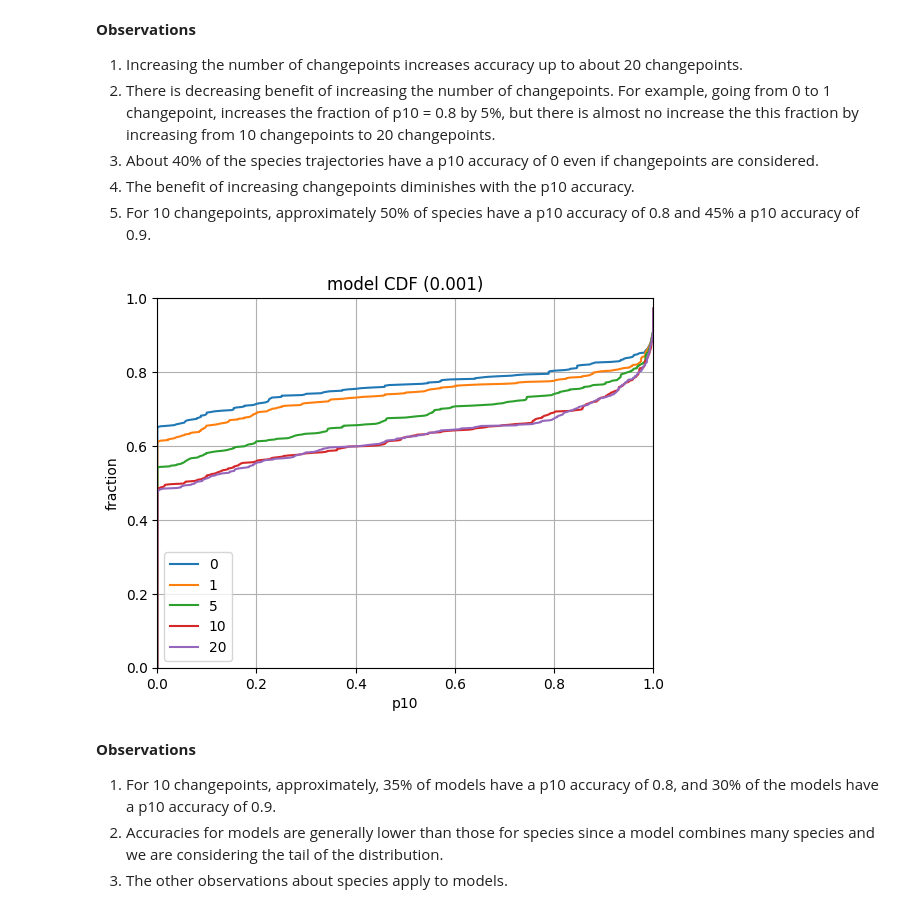
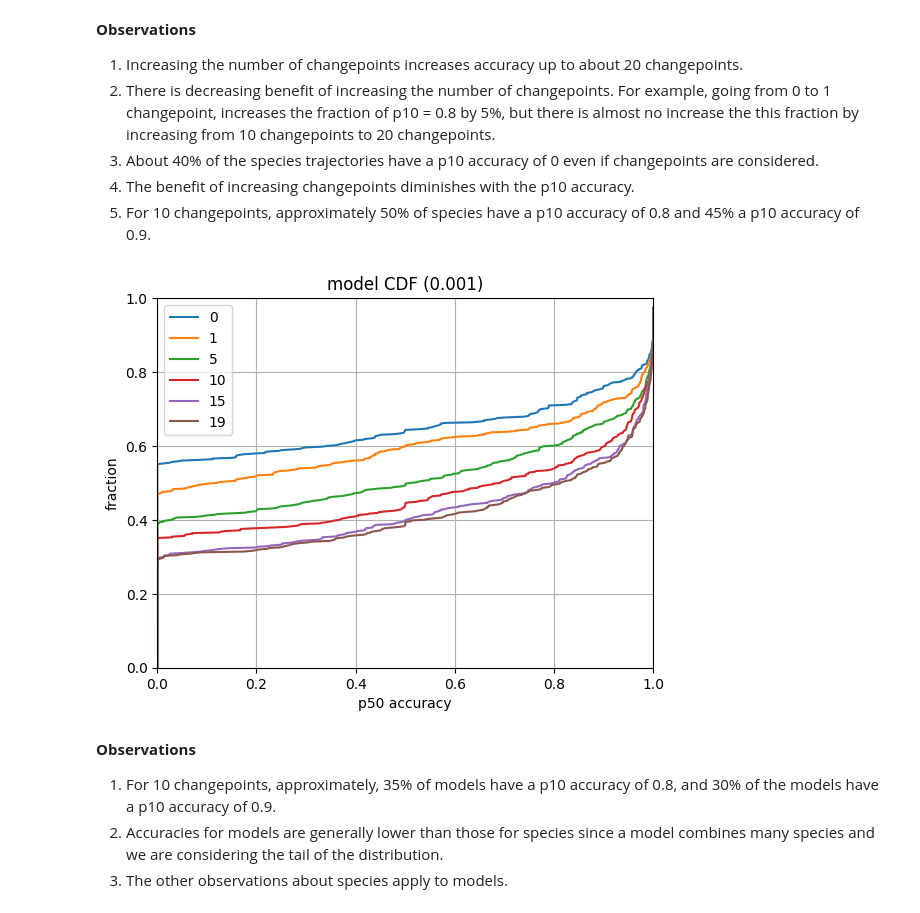
Before and after one commit to ModelEngineering/linearity_analysis, a Jupyter notebook: notebooks/piecewise_predictions.ipynb, the cells around one changed output. Drawn from its saved outputs; the diff is of its cells as text; code cells hidden in the pictures.

Commit message:
Convenience methods and changes in plot styles.

```diff
--- a/notebooks/piecewise_predictions.ipynb
+++ b/notebooks/piecewise_predictions.ipynb
@@ -100,20 +106,21 @@ ser
 79223      NaN
 Name: a80, Length: 7378, dtype: float64
 # %%
-def plotCDF(coefficient_threshold: float = 0.001, max_changepoints=[0, 1, 5, 10, 20], is_species: bool = True, col="p10"):
+def plotCDF(coefficient_threshold: float = 0.001, max_changepoints=[0, 1, 5, 10, 15, 19], is_species: bool = True, col="p10"):
     # Construct the dataframe to process
     path = os.path.join(cn.DATA_DIR, f"piecewise_predictions_{coefficient_threshold}.csv")
     df = pd.read_csv(path)
-    df["key"] = [m + "_" + str(s) for m, s in zip(NONOSCILLATION_DF[cn.COL_SYSTEM_ID], NONOSCILLATION_DF[cn.COL_SPECIES_NAME])]
-    import pdb; pdb.set_trace()
-    df = df[ df["key"].isin(NONOSCILLATION_DF["key"])]
+    df["key"] = NONOSCILLATION_DF[cn.COL_SYSTEM_ID] + "_" + NONOSCILLATION_DF[cn.COL_SPECIES_NAME]
     #
-    dct = {c: getColumn(df, col=col, max_changepoint = c, is_species=is_species) for c in max_changepoints}
+    sel = df["key"].isin(NONOSCILLATION_DF["key"])
+    dff = df[sel]
+    #
+    dct = {c: getColumn(dff, col=col, max_changepoint = c, is_species=is_species) for c in max_changepoints}
     for key, value in dct.items():
         Score.plotCDFArray(value)
     ax = plt.gca()
     ax.legend([str(c) for c in max_changepoints])
-    ax.set_xlabel(col)
+    ax.set_xlabel(col + " accuracy")
     qualifier = "species" if is_species else "model"
     ax.set_title(f"{qualifier} CDF ({coefficient_threshold})")
 # %%
@@ -132,9 +139,9 @@ plotCDF(coefficient_threshold=0.01)
 4. The benefit of increasing changepoints diminishes with the p10 accuracy.
 5. For 10 changepoints, approximately 50% of species have a p10 accuracy of 0.8 and 45% a p10 accuracy of 0.9.
 # %%
-plotCDF(is_species = False)
+plotCDF(is_species = False, col="p50")
 # %% [output]
-[figure, old version]
+[figure, new version]
 # %% [markdown]
 **Observations**
 1. For 10 changepoints, approximately, 35% of models have a p10 accuracy of 0.8, and 30% of the models have a p10 accuracy of 0.9.
```
Also changed, not shown: parts of 5 cells of this notebook, 7 other files.
